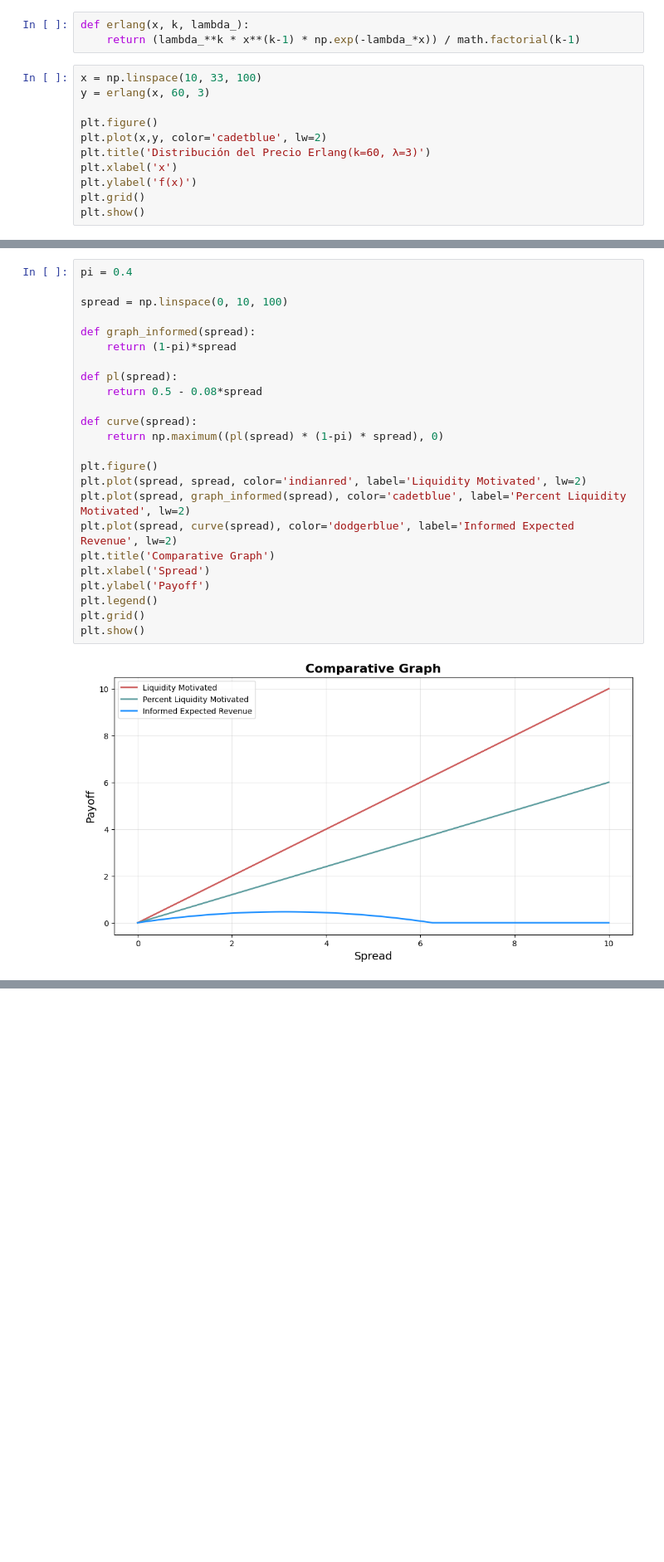
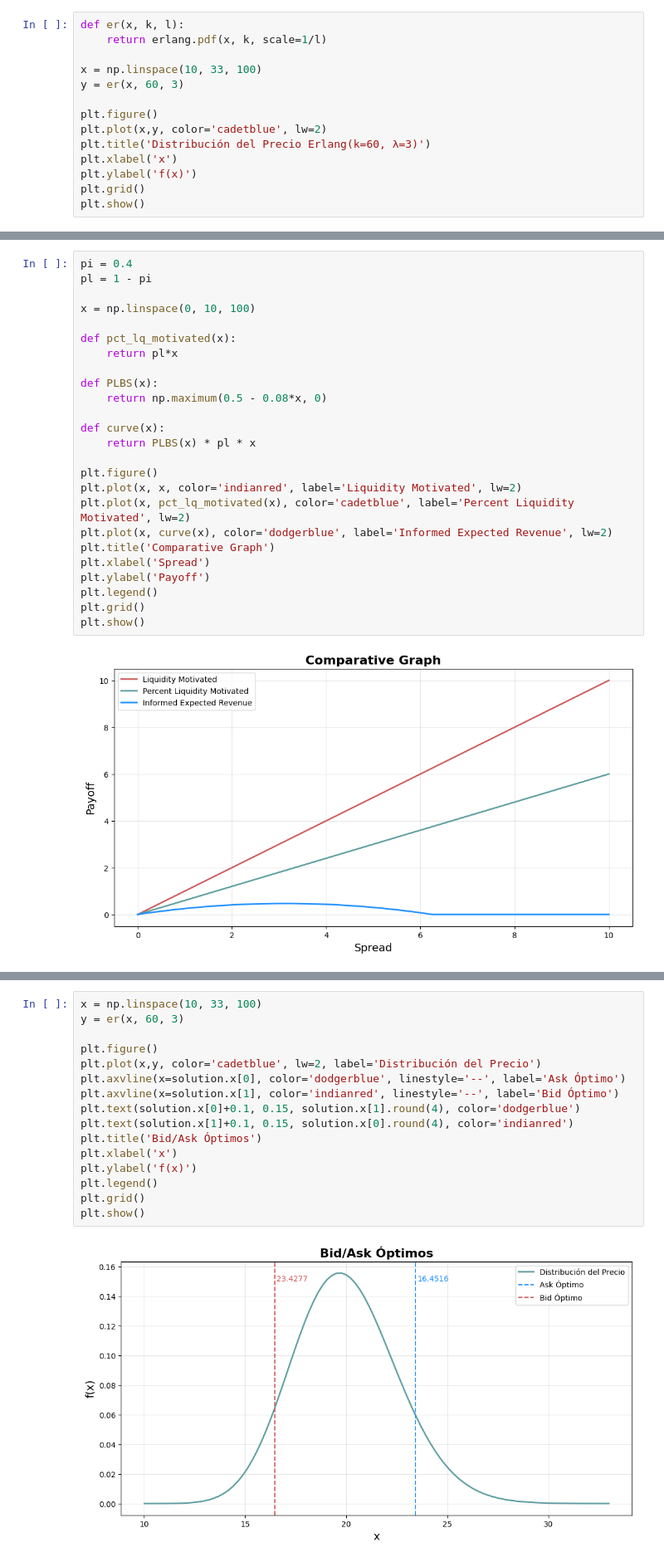
Before and after one commit to luisejdm/Microestructura_y_Sistemas_de_Trading, a Jupyter notebook: Proyectos/001_Microestructure.ipynb, the cells around one changed output, grey strips where cells are left out. Shown: that part at 83% size. Cells and saved outputs as stored; diff of their text form; blank space fills up the shorter version.

```diff
--- a/Proyectos/001_Microestructure.ipynb
+++ b/Proyectos/001_Microestructure.ipynb
@@ -24,12 +26,12 @@ plt.rcParams['grid.alpha'] = 0.3
 $$
 f(x) = \frac{\lambda^k  x^{k-1}  e^{-\lambda x}}{(k-1)!}
 $$
-# %%
-def erlang(x, k, lambda_):
-    return (lambda_**k * x**(k-1) * np.exp(-lambda_*x)) / math.factorial(k-1)
 # %%
+def er(x, k, l):
+    return erlang.pdf(x, k, scale=1/l)
+
 x = np.linspace(10, 33, 100)
-y = erlang(x, 60, 3)
+y = er(x, 60, 3)
 
 plt.figure()
 plt.plot(x,y, color='cadetblue', lw=2)
@@ -44,22 +46,23 @@ plt.show()
 # **Gráfica Comparativa**
 # %%
 pi = 0.4
+pl = 1 - pi
 
-spread = np.linspace(0, 10, 100)
+x = np.linspace(0, 10, 100)
 
-def graph_informed(spread):
-    return (1-pi)*spread
+def pct_lq_motivated(x):
+    return pl*x
 
-def pl(spread):
-    return 0.5 - 0.08*spread
+def PLBS(x):
+    return np.maximum(0.5 - 0.08*x, 0)
 
-def curve(spread):
-    return np.maximum((pl(spread) * (1-pi) * spread), 0)
+def curve(x):
+    return PLBS(x) * pl * x
 
 plt.figure()
-plt.plot(spread, spread, color='indianred', label='Liquidity Motivated', lw=2)
-plt.plot(spread, graph_informed(spread), color='cadetblue', label='Percent Liquidity Motivated', lw=2)
-plt.plot(spread, curve(spread), color='dodgerblue', label='Informed Expected Revenue', lw=2)
+plt.plot(x, x, color='indianred', label='Liquidity Motivated', lw=2)
+plt.plot(x, pct_lq_motivated(x), color='cadetblue', label='Percent Liquidity Motivated', lw=2)
+plt.plot(x, curve(x), color='dodgerblue', label='Informed Expected Revenue', lw=2)
 plt.title('Comparative Graph')
 plt.xlabel('Spread')
 plt.ylabel('Payoff')
@@ -70,0 +109,18 @@ plt.show()
+# %%
+x = np.linspace(10, 33, 100)
+y = er(x, 60, 3)
+
+plt.figure()
+plt.plot(x,y, color='cadetblue', lw=2, label='Distribución del Precio')
+plt.axvline(x=solution.x[0], color='dodgerblue', linestyle='--', label='Ask Óptimo')
+plt.axvline(x=solution.x[1], color='indianred', linestyle='--', label='Bid Óptimo')
+plt.text(solution.x[0]+0.1, 0.15, solution.x[1].round(4), color='dodgerblue')
+plt.text(solution.x[1]+0.1, 0.15, solution.x[0].round(4), color='indianred')
+plt.title('Bid/Ask Óptimos')
+plt.xlabel('x')
+plt.ylabel('f(x)')
+plt.legend()
+plt.grid()
+plt.show()
+# %% [output]
+[figure, added]
```
Also changed, not shown: parts of 3 cells of this notebook, 1 other file.
